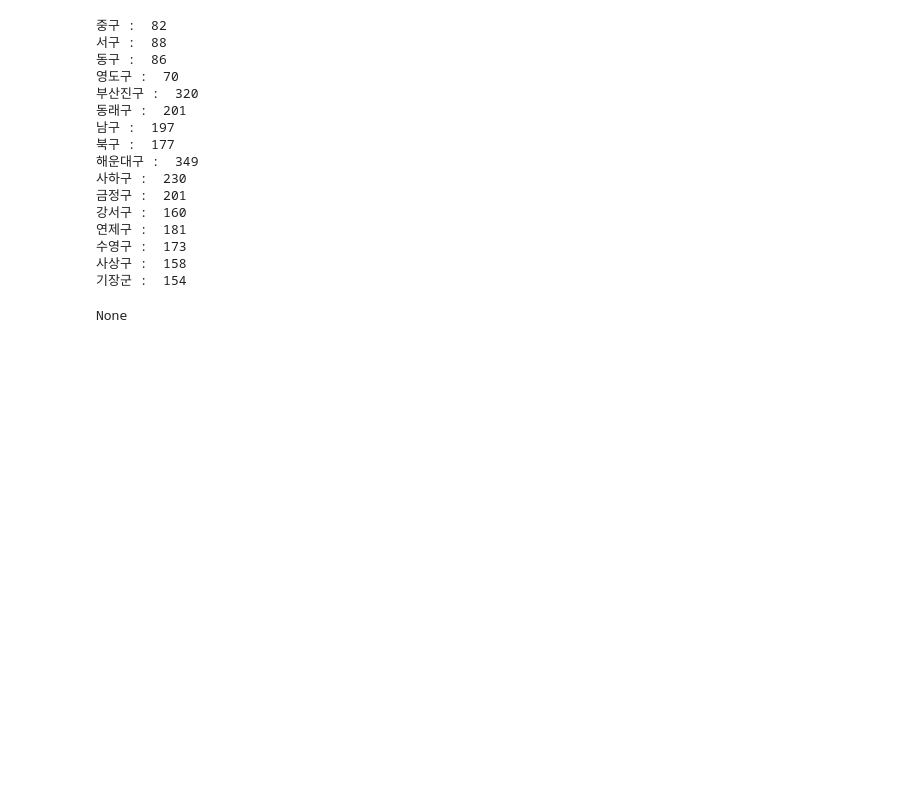
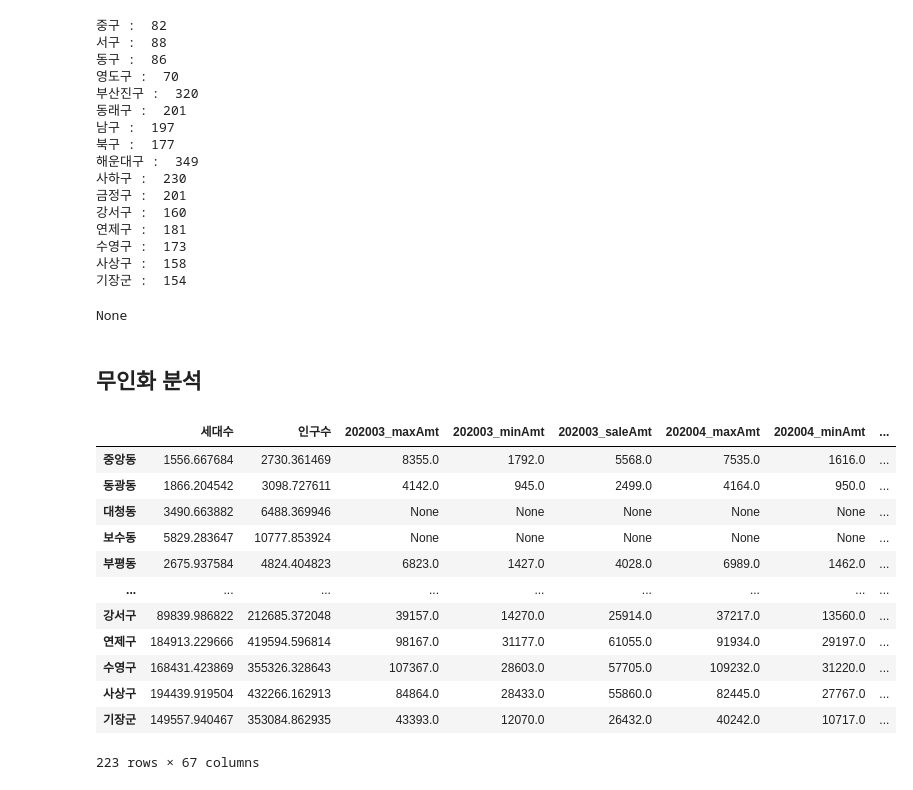
Before and after one commit to ellynhan/marketAnalysis, a Jupyter notebook: createFinalData/create_final_data.ipynb, the cells around one changed output. Saved outputs shown, nothing was run; the diff lists cells and outputs as text; code cells hidden in the pictures; blank space fills up the shorter version.

```diff
--- a/createFinalData/create_final_data.ipynb
+++ b/createFinalData/create_final_data.ipynb
@@ -341,3 +341,24 @@ for gu in gu_list:
 print(final_data['등급']['중구'])
 # %% [output]
 None
+# %% [markdown]
+## 무인화 분석
+# %%
+final_data["여성인구"] = None
+final_data["외국인 수"] = None
+predictDate = 202105
+final_data
+# %% [output]
+|  | 세대수 | 인구수 | 202003_maxAmt | 202003_minAmt | 202003_saleAmt | 202004_maxAmt | 202004_minAmt | ... |
+| 중앙동 | 1556.667684 | 2730.361469 | 8355.0 | 1792.0 | 5568.0 | 7535.0 | 1616.0 | ... |
+| 동광동 | 1866.204542 | 3098.727611 | 4142.0 | 945.0 | 2499.0 | 4164.0 | 950.0 | ... |
+| 대청동 | 3490.663882 | 6488.369946 | None | None | None | None | None | ... |
+| 보수동 | 5829.283647 | 10777.853924 | None | None | None | None | None | ... |
+| 부평동 | 2675.937584 | 4824.404823 | 6823.0 | 1427.0 | 4028.0 | 6989.0 | 1462.0 | ... |
+| ... | ... | ... | ... | ... | ... | ... | ... | ... |
+| 강서구 | 89839.986822 | 212685.372048 | 39157.0 | 14270.0 | 25914.0 | 37217.0 | 13560.0 | ... |
+| 연제구 | 184913.229666 | 419594.596814 | 98167.0 | 31177.0 | 61055.0 | 91934.0 | 29197.0 | ... |
+| 수영구 | 168431.423869 | 355326.328643 | 107367.0 | 28603.0 | 57705.0 | 109232.0 | 31220.0 | ... |
+| 사상구 | 194439.919504 | 432266.162913 | 84864.0 | 28433.0 | 55860.0 | 82445.0 | 27767.0 | ... |
+| 기장군 | 149557.940467 | 353084.862935 | 43393.0 | 12070.0 | 26432.0 | 40242.0 | 10717.0 | ... |
+223 rows × 67 columns
```
Also changed, not shown: parts of 4 cells of this notebook, 3 other files.
